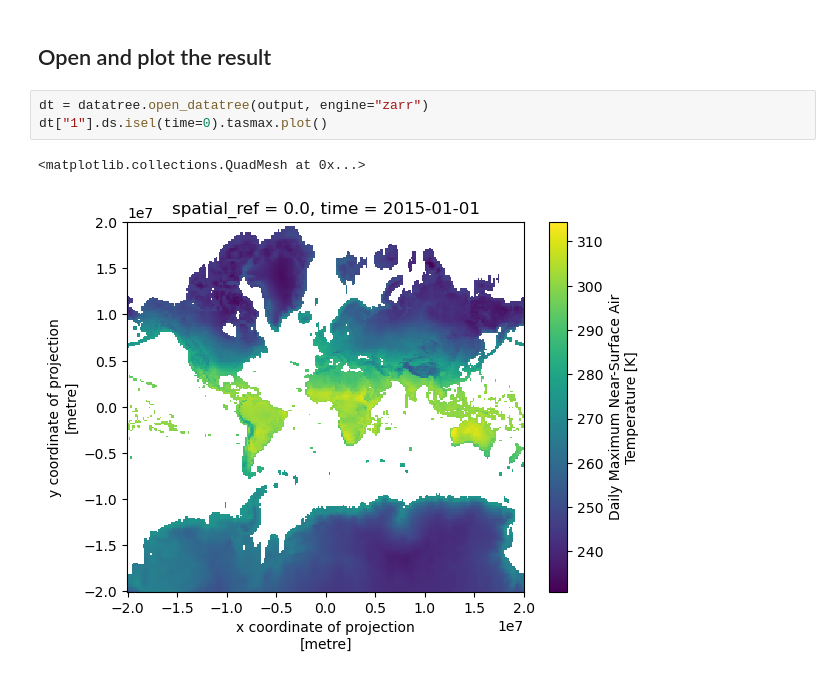
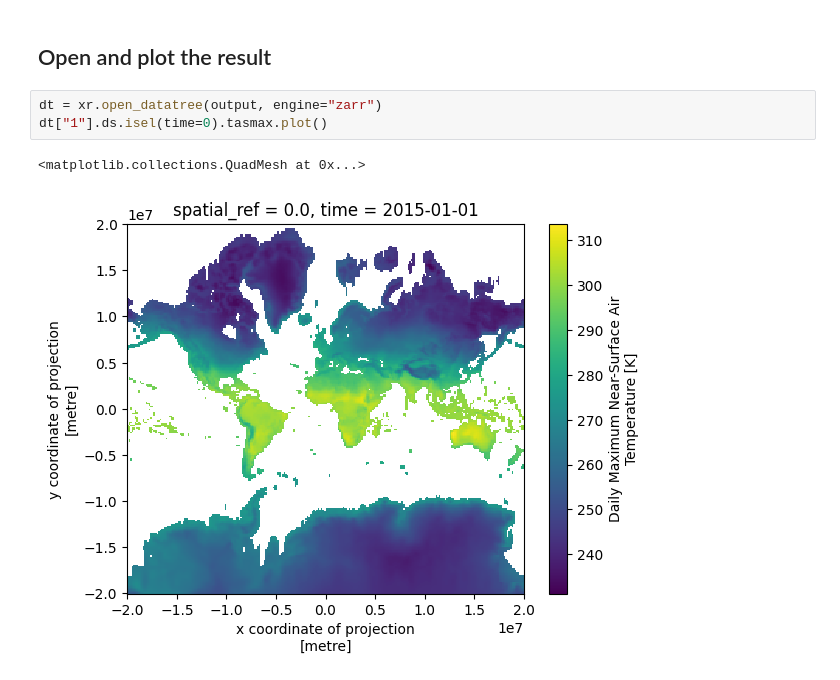
Before and after one commit to carbonplan/ndpyramid, a Jupyter notebook: docs/examples/pyramid-reproject.ipynb, the cells around one changed output. Saved outputs shown, nothing was run; the diff lists cells and outputs as text.

```diff
--- a/docs/examples/pyramid-reproject.ipynb
+++ b/docs/examples/pyramid-reproject.ipynb
@@ -90,8 +89,8 @@ Wall time: 1min 57s
 # %% [markdown]
 ## Open and plot the result
 # %%
-dt = datatree.open_datatree(output, engine="zarr")
+dt = xr.open_datatree(output, engine="zarr")
 dt["1"].ds.isel(time=0).tasmax.plot()
 # %% [output]
 <matplotlib.collections.QuadMesh at 0x...>
-[figure, old version]
+[figure, new version]
```
Also changed, not shown: parts of 4 cells of this notebook, 25 other files.
